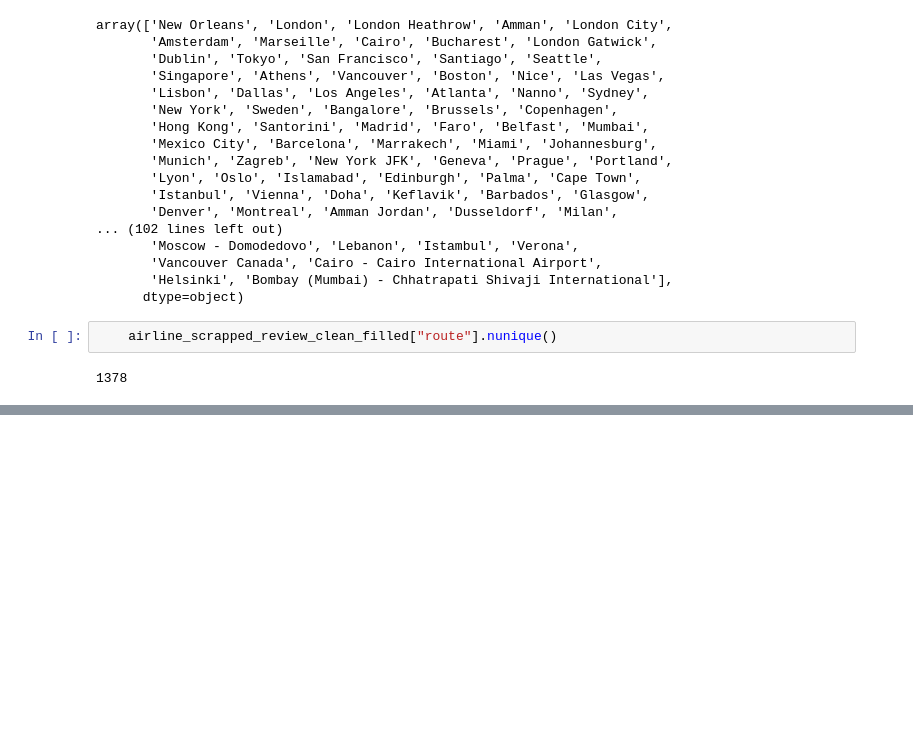
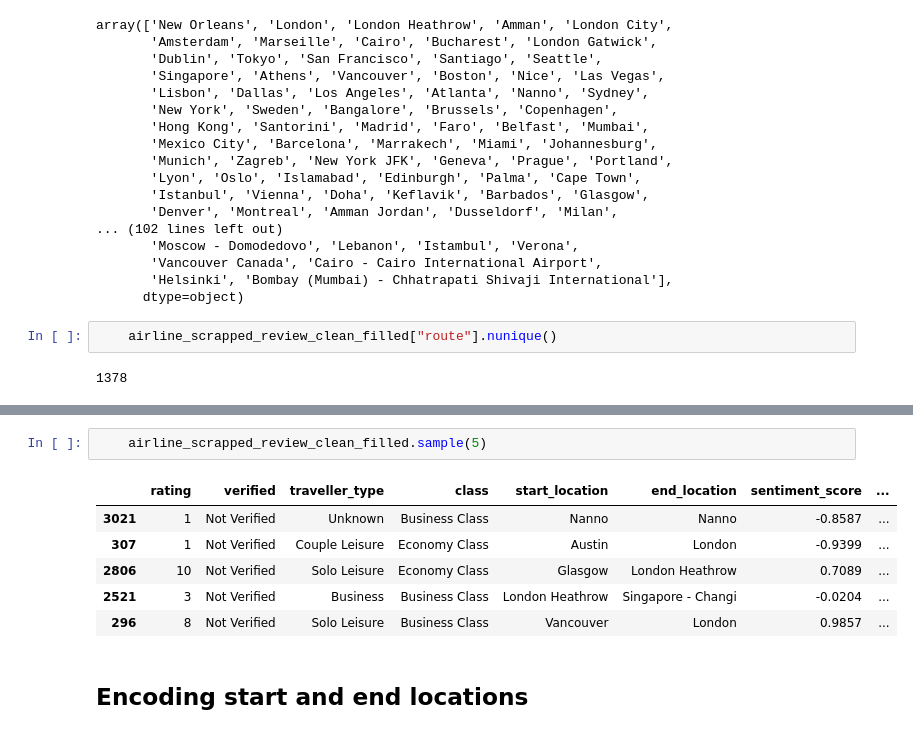
Before and after one commit to samalouty/airline-customer-booking, a Jupyter notebook: airline-scrapped-cleaned.ipynb, the cells around one changed output, grey strips where cells are left out. Drawn from its saved outputs; the diff is of its cells as text; blank space fills up the shorter version.

```diff
--- a/airline-scrapped-cleaned.ipynb
+++ b/airline-scrapped-cleaned.ipynb
@@ -594,0 +611,11 @@ array(['New Orleans', 'London', 'London Heathrow', 'Amman', 'London City',
+# %%
+    airline_scrapped_review_clean_filled.sample(5)
+# %% [output]
+|  | rating | verified | traveller_type | class | start_location | end_location | sentiment_score | ... |
+| 3021 | 1 | Not Verified | Unknown | Business Class | Nanno | Nanno | -0.8587 | ... |
+| 307 | 1 | Not Verified | Couple Leisure | Economy Class | Austin | London | -0.9399 | ... |
+| 2806 | 10 | Not Verified | Solo Leisure | Economy Class | Glasgow | London Heathrow | 0.7089 | ... |
+| 2521 | 3 | Not Verified | Business | Business Class | London Heathrow | Singapore - Changi | -0.0204 | ... |
+| 296 | 8 | Not Verified | Solo Leisure | Business Class | Vancouver | London | 0.9857 | ... |
+# %% [markdown]
+## Encoding start and end locations
```
Also changed, not shown: parts of 21 cells of this notebook.
